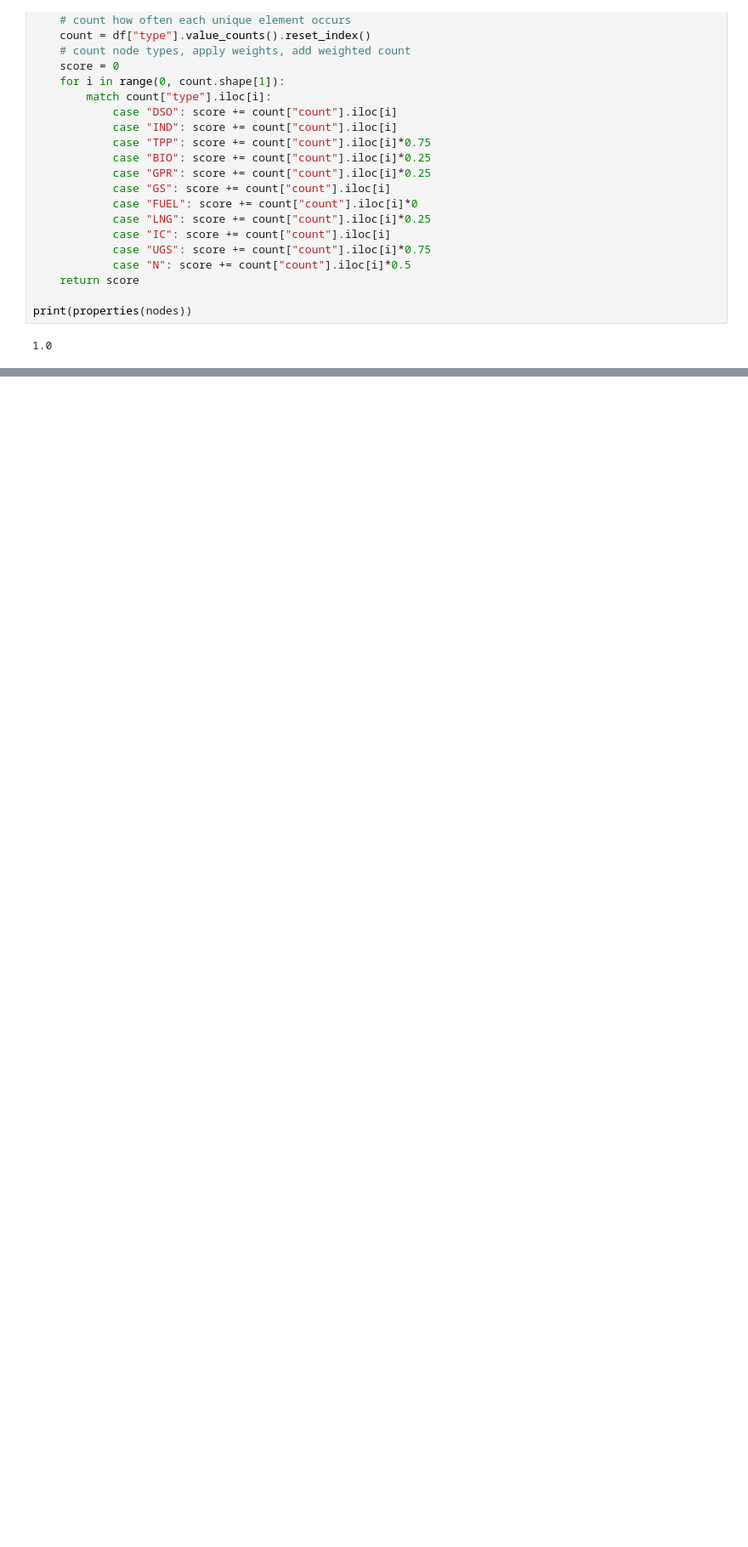
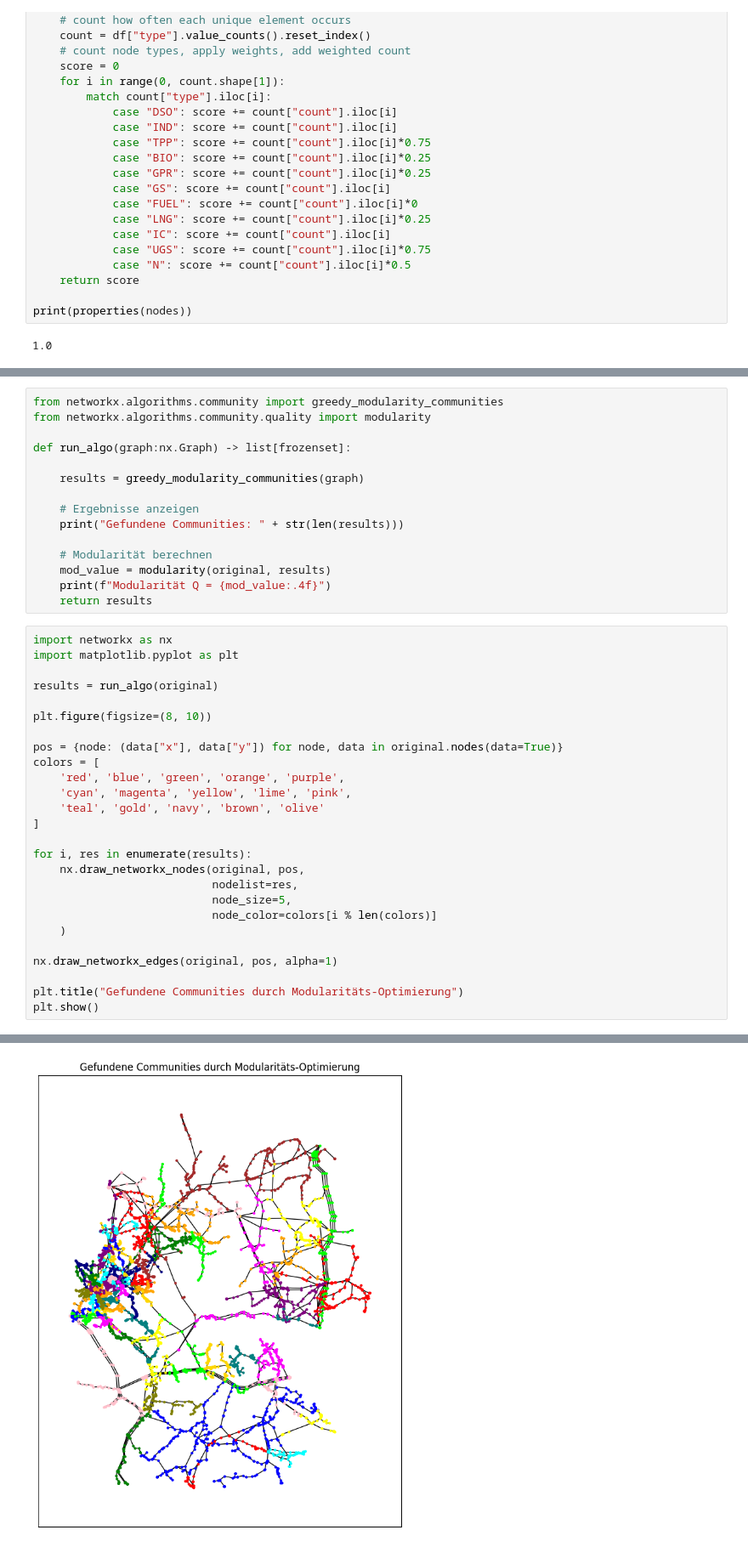
Before and after one commit to hugoschwabe/bachelor-thesis, a Jupyter notebook: benchmark.ipynb, the cells around one changed output, grey strips where cells are left out. Shown at 85% size. Cells and saved outputs as stored; diff of their text form; blank space fills up the shorter version.

```diff
--- a/benchmark.ipynb
+++ b/benchmark.ipynb
@@ -149,0 +164,42 @@ print(score())
+# %%
+from networkx.algorithms.community import greedy_modularity_communities
+from networkx.algorithms.community.quality import modularity
+
+def run_algo(graph:nx.Graph) -> list[frozenset]:
+
+	results = greedy_modularity_communities(graph)
+
+	# Ergebnisse anzeigen
+	print("Gefundene Communities: " + str(len(results)))
+
+	# Modularität berechnen
+	mod_value = modularity(original, results)
+	print(f"Modularität Q = {mod_value:.4f}")
+	return results
+# %%
+import networkx as nx
+import matplotlib.pyplot as plt
+
+results = run_algo(original)
+
+plt.figure(figsize=(8, 10))
+
+pos = {node: (data["x"], data["y"]) for node, data in original.nodes(data=True)}
+colors = [
+    'red', 'blue', 'green', 'orange', 'purple',
+    'cyan', 'magenta', 'yellow', 'lime', 'pink',
+    'teal', 'gold', 'navy', 'brown', 'olive'
+]
+
+for i, res in enumerate(results):
+    nx.draw_networkx_nodes(original, pos,
+                           nodelist=res,
+                           node_size=5,
+                           node_color=colors[i % len(colors)]
+    )
+
+nx.draw_networkx_edges(original, pos, alpha=1)
+
+plt.title("Gefundene Communities durch Modularitäts-Optimierung")
+plt.show()
+# %% [output]
@@ -149,0 +208 @@ print(score())
+[figure, added]
```
Also changed, not shown: parts of 8 cells of this notebook, 1 other file.
